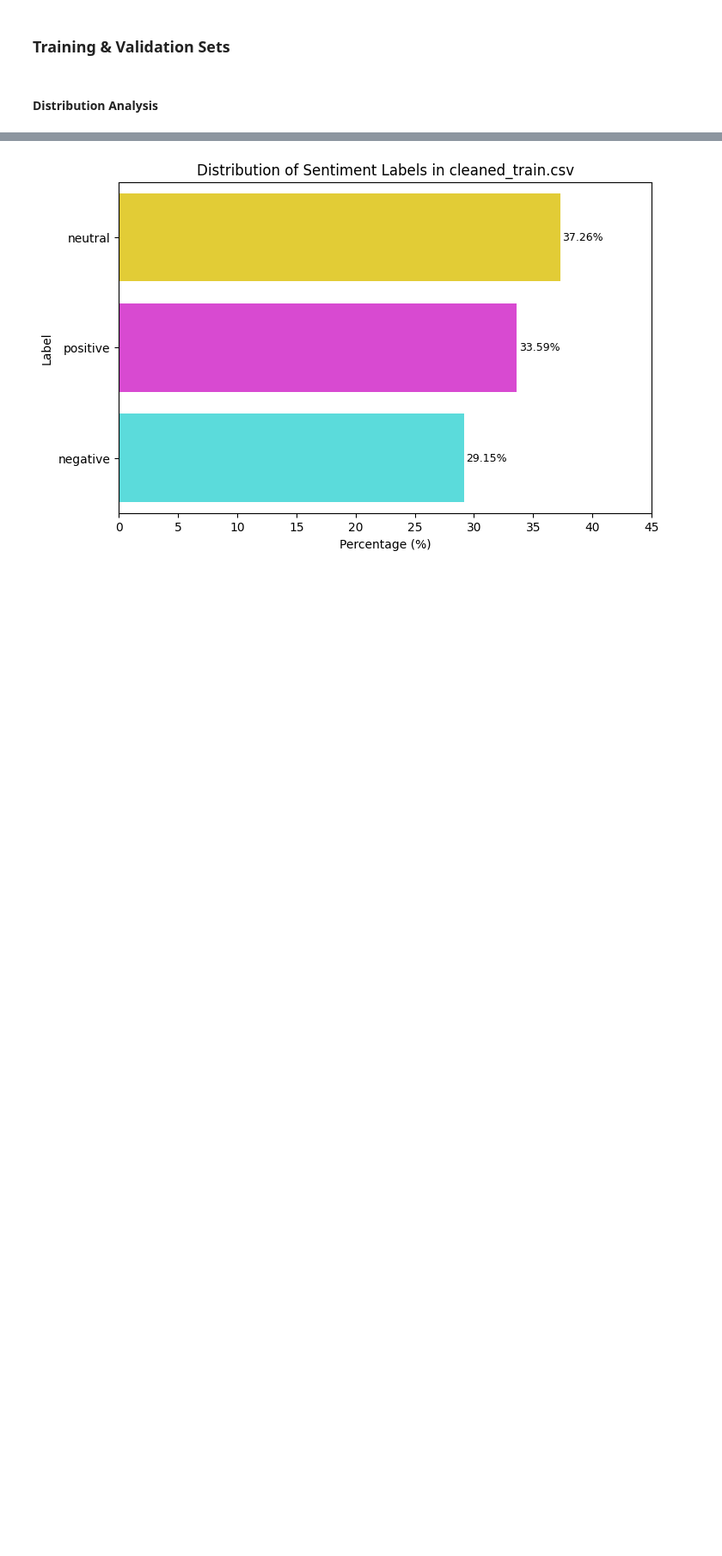
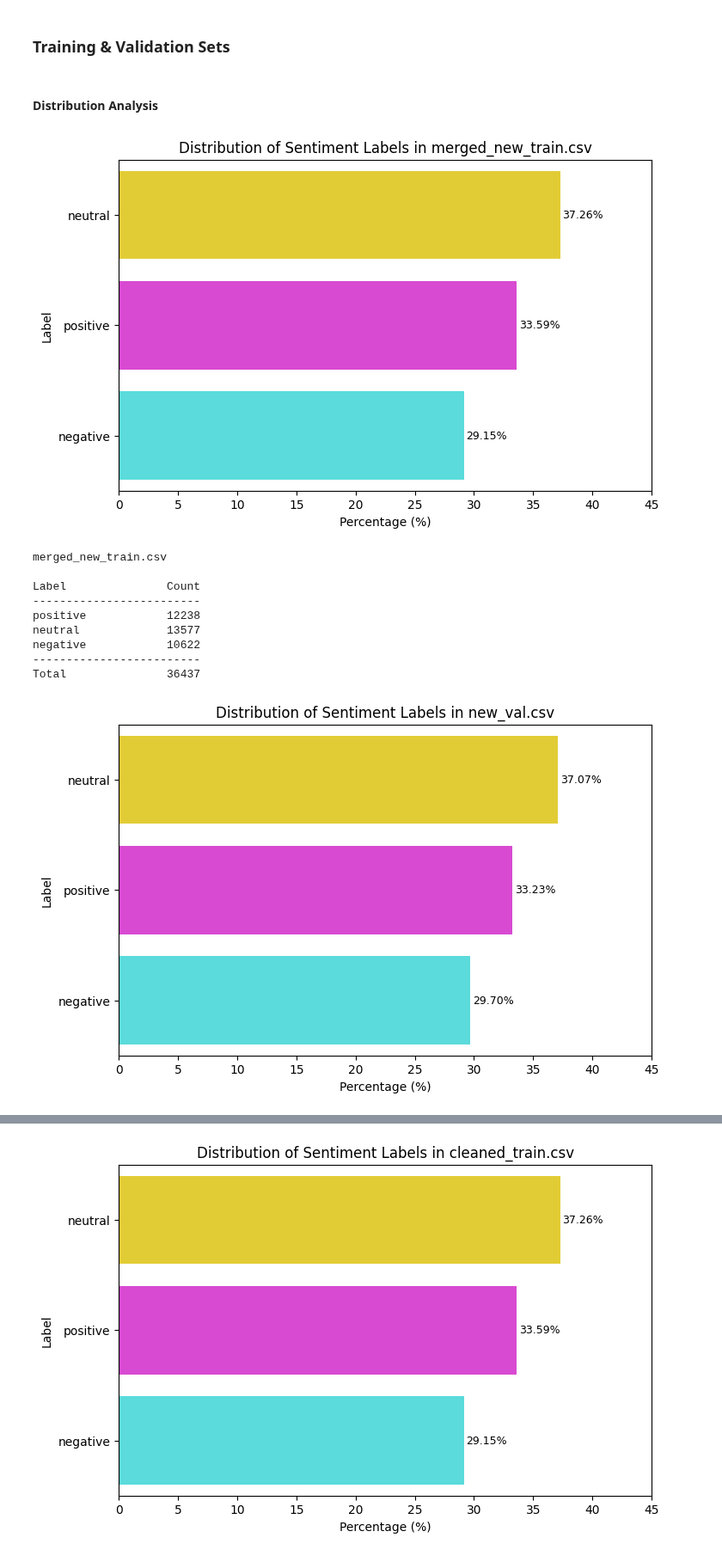
Before and after one commit to eVV44/TextMiningGroup8, a Jupyter notebook: Project/project_code.ipynb, the cells around one changed output, grey strips where cells are left out. Shown at 86% size. Saved outputs shown, nothing was run; the diff lists cells and outputs as text; code cells hidden in the pictures; blank space fills up the shorter version.

```diff
--- a/Project/project_code.ipynb
+++ b/Project/project_code.ipynb
@@ -770,3 +770,22 @@ def visualize_sentiment_distribution(file_path):
         print(f"{label:<15}{count:>10}")
     print("-" * 25)
     print(f"{'Total':<15}{total_labels:>10}")
+# %%
+# Load raw files
+files = ['Training Data/Sentiment Analysis Data/merged_new_train.csv', 'Training Data/Sentiment Analysis Data/new_val.csv']
+
+# Visualize the distribution of both the training and validation sets
+for file in files:
+    visualize_sentiment_distribution(file)
+# %% [output]
+[figure, added]
+merged_new_train.csv
+
+Label               Count
+-------------------------
+positive            12238
+neutral             13577
+negative            10622
+-------------------------
+Total               36437
+[figure, added]
```
Also changed, not shown: parts of 3 cells of this notebook.
